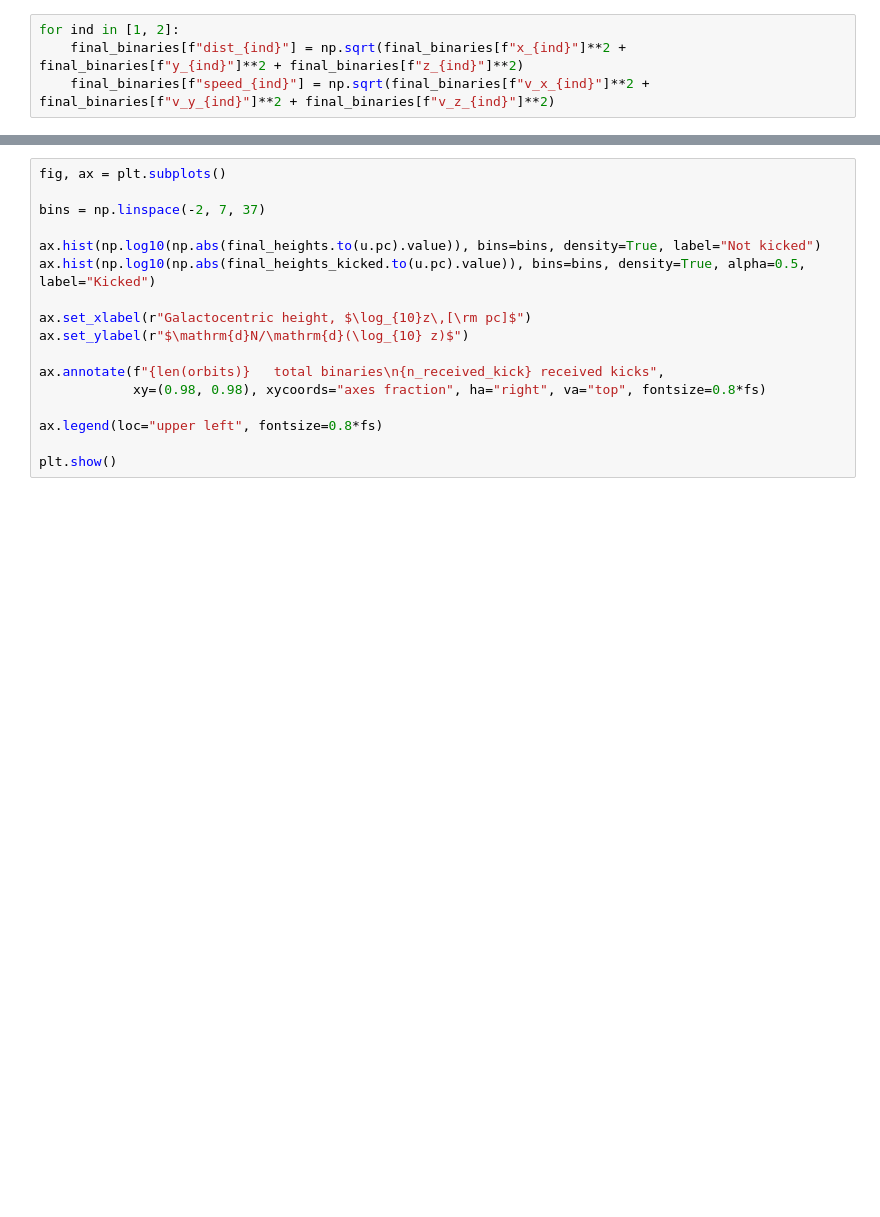
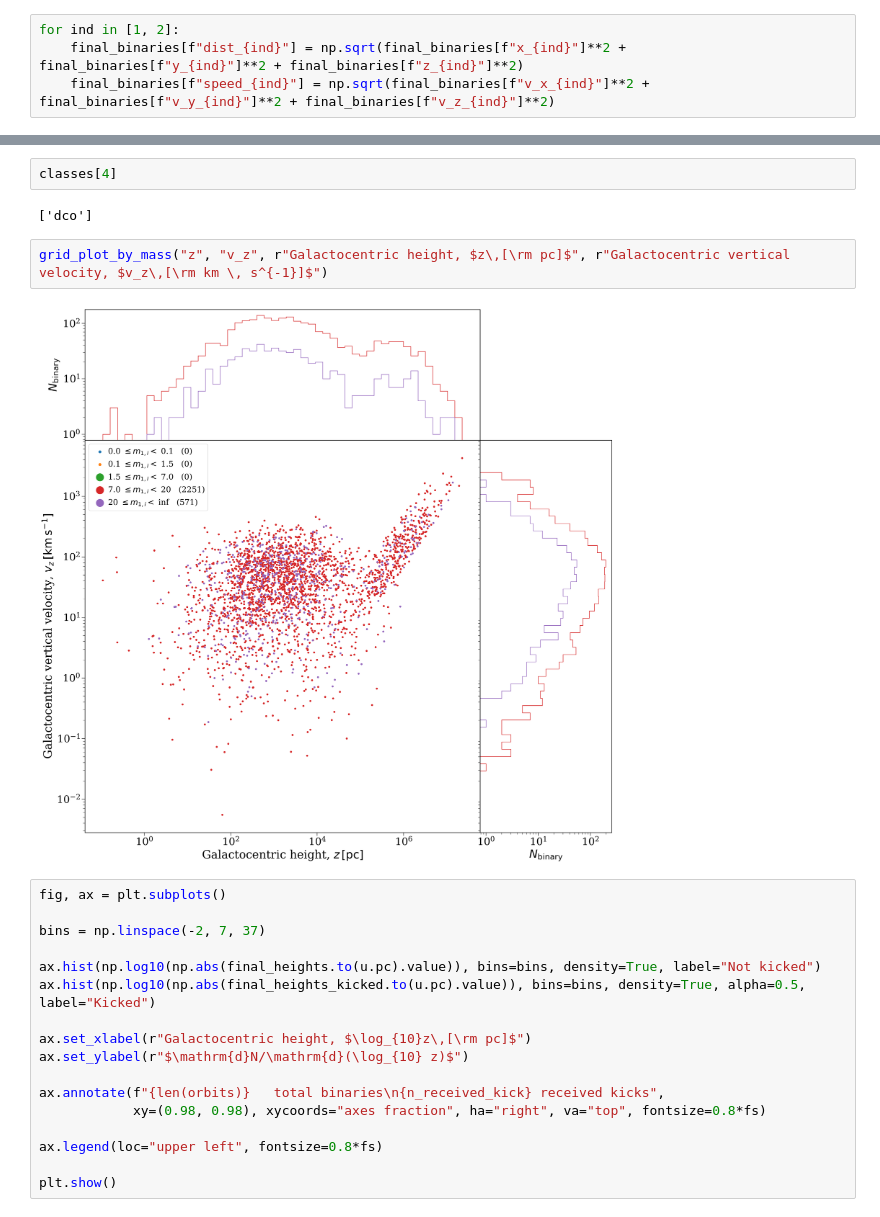
Before and after one commit to TomWagg/cogsworth, a Jupyter notebook: scratch.ipynb, the cells around one changed output, grey strips where cells are left out. Cells and saved outputs as stored; diff of their text form; blank space fills up the shorter version.

```diff
--- a/scratch.ipynb
+++ b/scratch.ipynb
@@ -330,3 +322,11 @@ grid_plot_by_mass("dist", "speed", r"Distance from Galactic centre, $D\,[\rm pc]
+# %%
+classes[4]
+# %% [output]
+['dco']
+# %%
+grid_plot_by_mass("z", "v_z", r"Galactocentric height, $z\,[\rm pc]$", r"Galactocentric vertical velocity, $v_z\,[\rm km \, s^{-1}]$")
+# %% [output]
+[figure, added]
 # %%
 fig, ax = plt.subplots()
 
```
Also changed, not shown: parts of 41 cells of this notebook, 1 other file.
